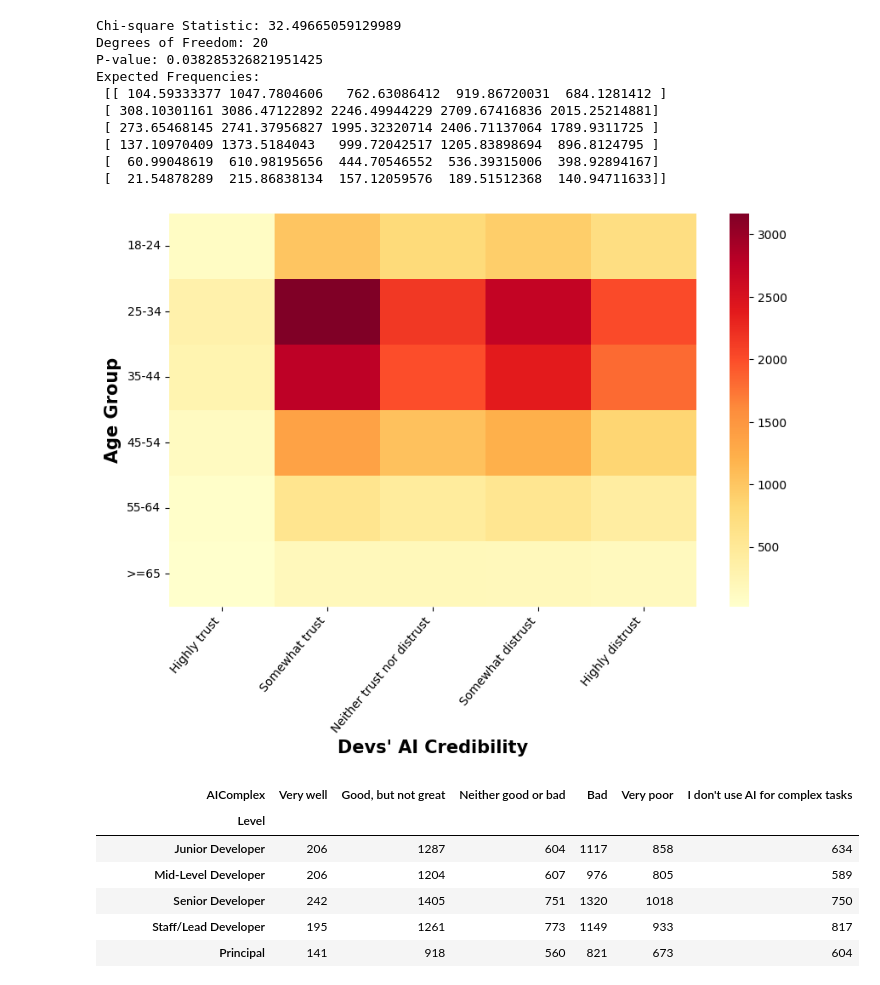
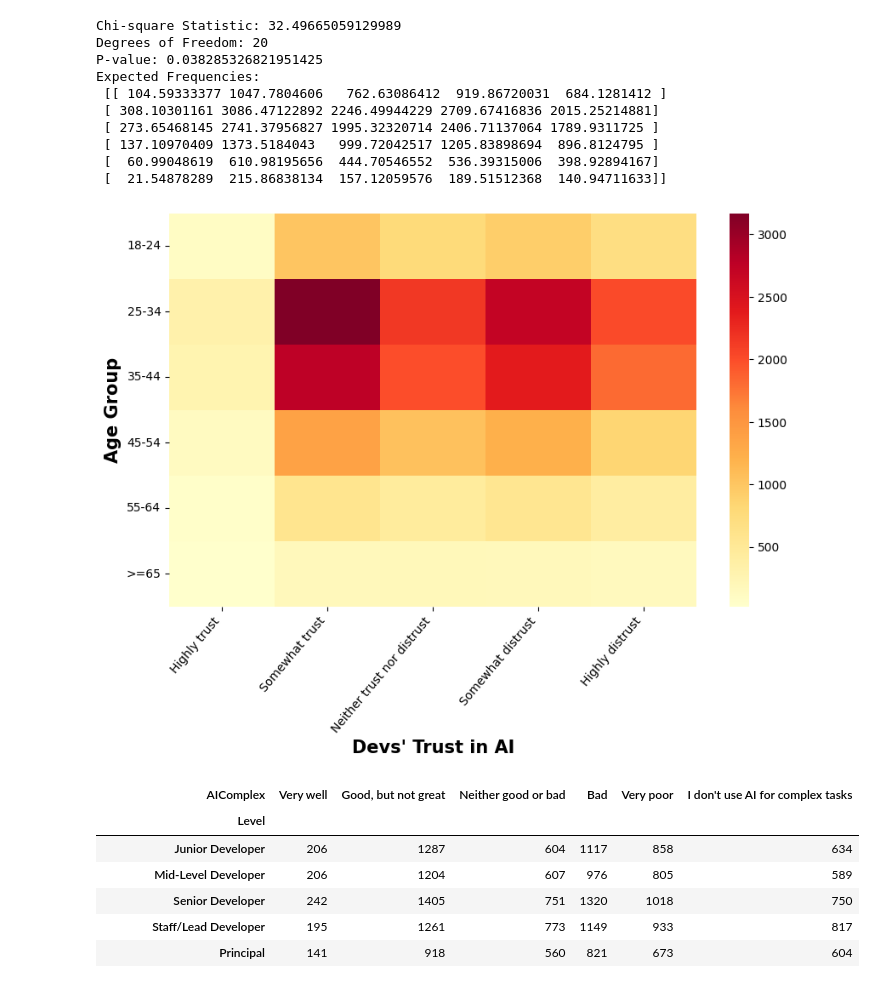
Before and after one commit to huyqng1412/stackoverflow_2025_project, a Jupyter notebook: so2025_vis.ipynb, the cells around one changed output. Cells and saved outputs as stored; diff of their text form; code cells hidden in the pictures.

```diff
--- a/so2025_vis.ipynb
+++ b/so2025_vis.ipynb
@@ -522,17 +544,17 @@ Expected Frequencies:
 # %%
 # Developers' AI Credibility by Age Group
 plt.subplots(figsize=(10,6))
 sns.heatmap(contigency3,annot=False, fmt="d", cmap="YlOrRd")
 
-plt.xlabel("Devs' AI Credibility", fontsize = 15, fontweight = 'bold')
+plt.xlabel("Devs' Trust in AI", fontsize = 15, fontweight = 'bold')
 plt.ylabel("Age Group", fontsize = 15, fontweight = 'bold')
 
 plt.xticks(rotation=50, ha="right")   # rotate x-axis labels
 plt.yticks(rotation=0)
 
 plt.show()
 # %% [output]
-[figure, old version]
+[figure, new version]
 # %%
 # Hypothesis 4: There is no relationship between devs'
 # years of experience (YrsOfExp) and the degree of complexity
```
Also changed, not shown: parts of 8 cells of this notebook, 4 other files.
